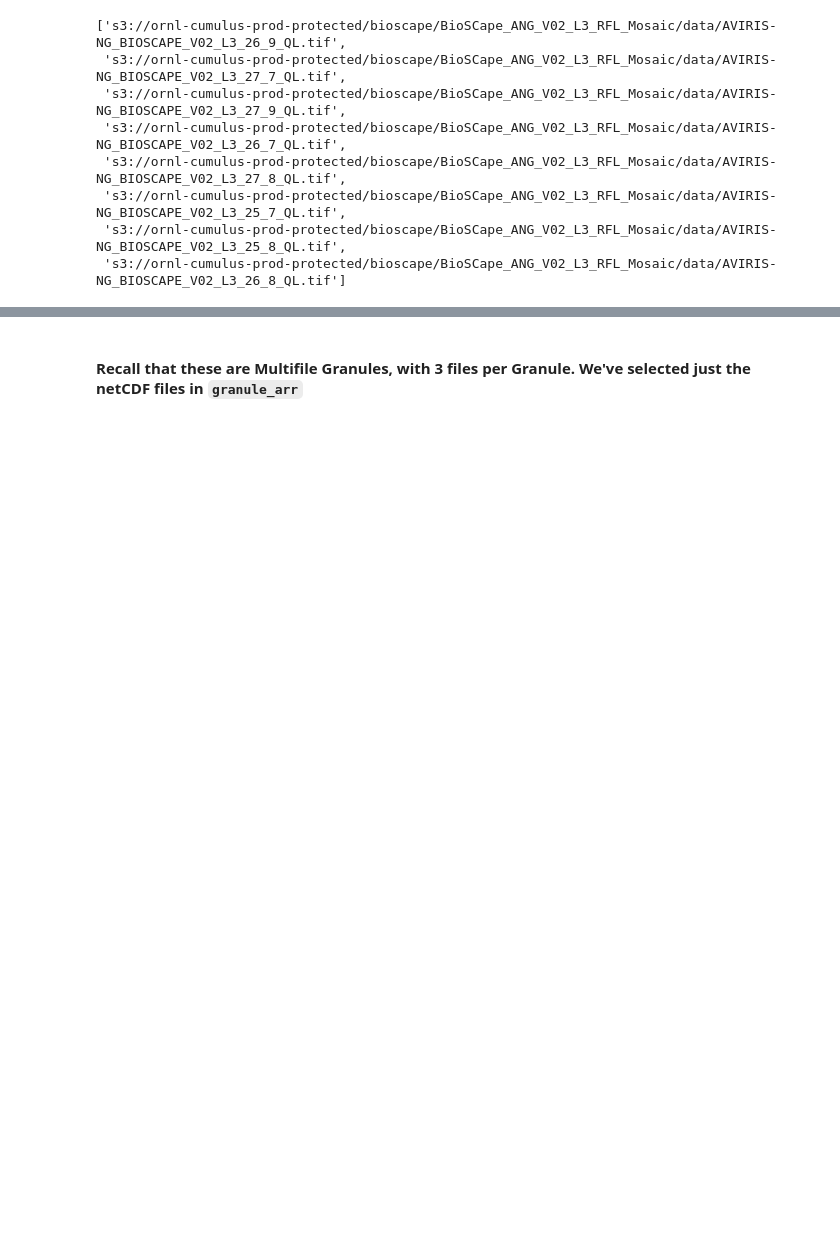
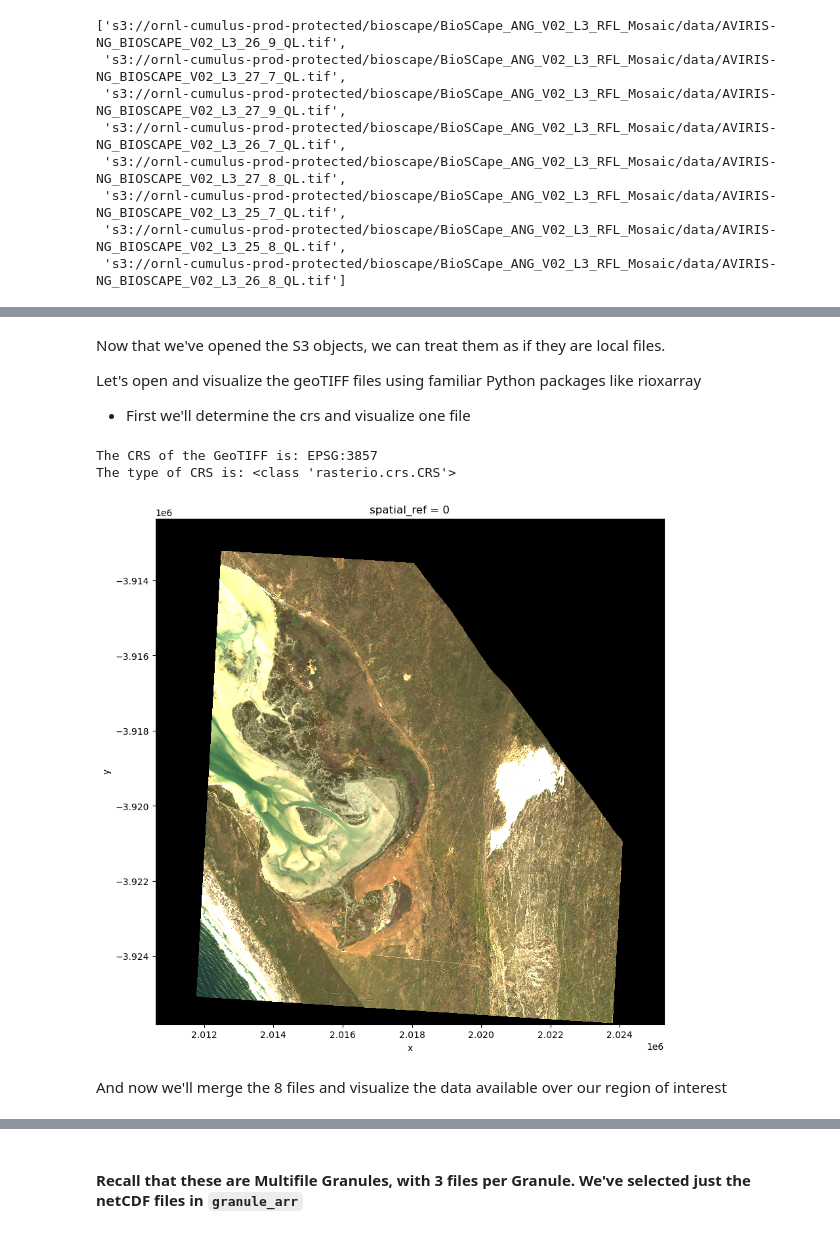
Before and after one commit to ornldaac/airborne, a Jupyter notebook: events/2025-SBG/notebooks/AVIRIS-NG_L3_BioSCape.ipynb, the cells around one changed output, grey strips where cells are left out. Drawn from its saved outputs; the diff is of its cells as text; code cells hidden in the pictures; blank space fills up the shorter version.

```diff
--- a/events/2025-SBG/notebooks/AVIRIS-NG_L3_BioSCape.ipynb
+++ b/events/2025-SBG/notebooks/AVIRIS-NG_L3_BioSCape.ipynb
@@ -396 +406,27 @@ plt.show()
+# %% [markdown]
+Now that we've opened the S3 objects, we can treat them as if they are local files.
+
+Let's open and visualize the geoTIFF files using familiar Python packages like rioxarray
+- First we'll determine the crs and visualize one file
+# %%
+with rasterio.open(gtiff_paths[7]) as dataset:
+    # Read the CRS
+    crs = dataset.crs
+    print(f"The CRS of the GeoTIFF is: {crs}")
+    print(f"The type of CRS is: {type(crs)}")
+# %% [output]
+The CRS of the GeoTIFF is: EPSG:3857
+The type of CRS is: <class 'rasterio.crs.CRS'>
+# %%
+# Open the GeoTIFF file
+raster = rx.open_rasterio(gtiff_paths[7])
+
+# Plot the RGB image
+plt.figure(figsize=(10, 10))
+raster.plot.imshow(rgb="band")
+plt.show()
+# %% [output]
+[figure, added]
+# %% [markdown]
+And now we'll merge the 8 files and visualize the data available over our region of interest
 # %%
```
Also changed, not shown: parts of 37 cells of this notebook.
